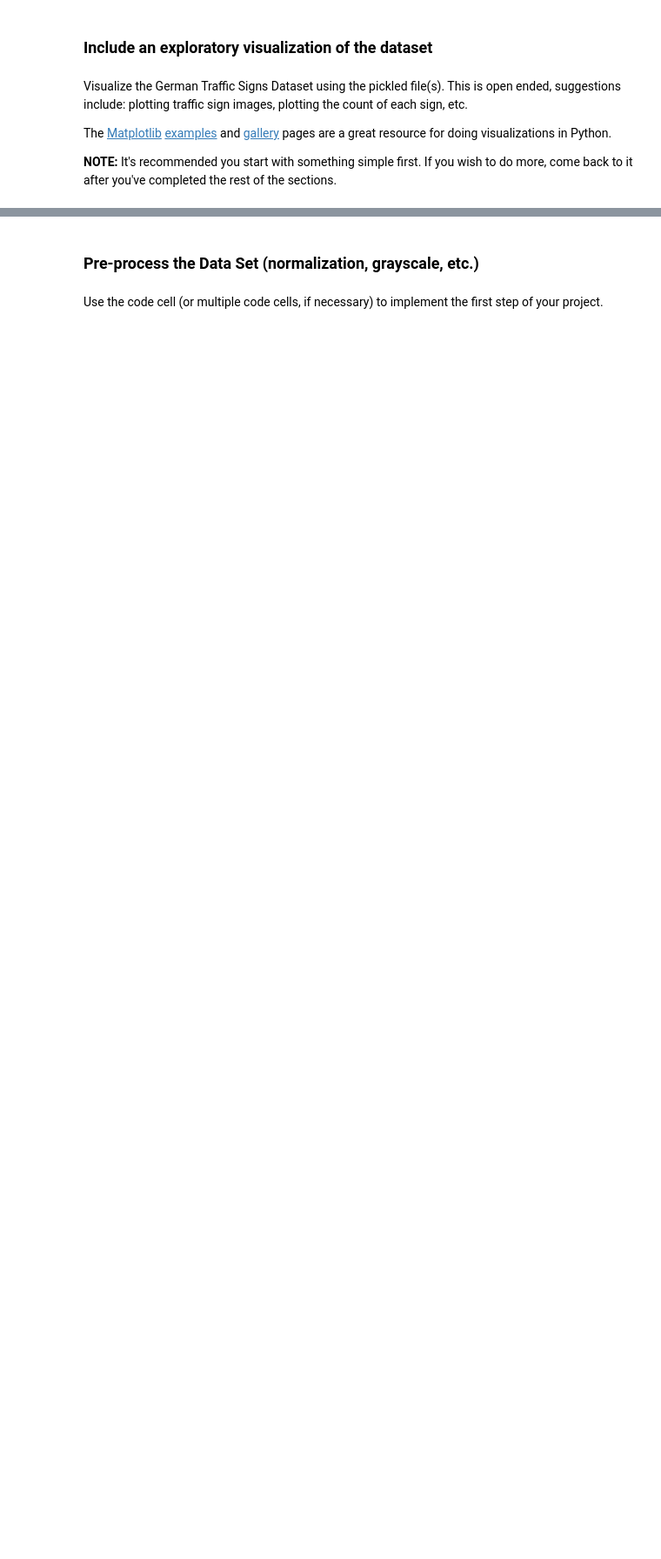
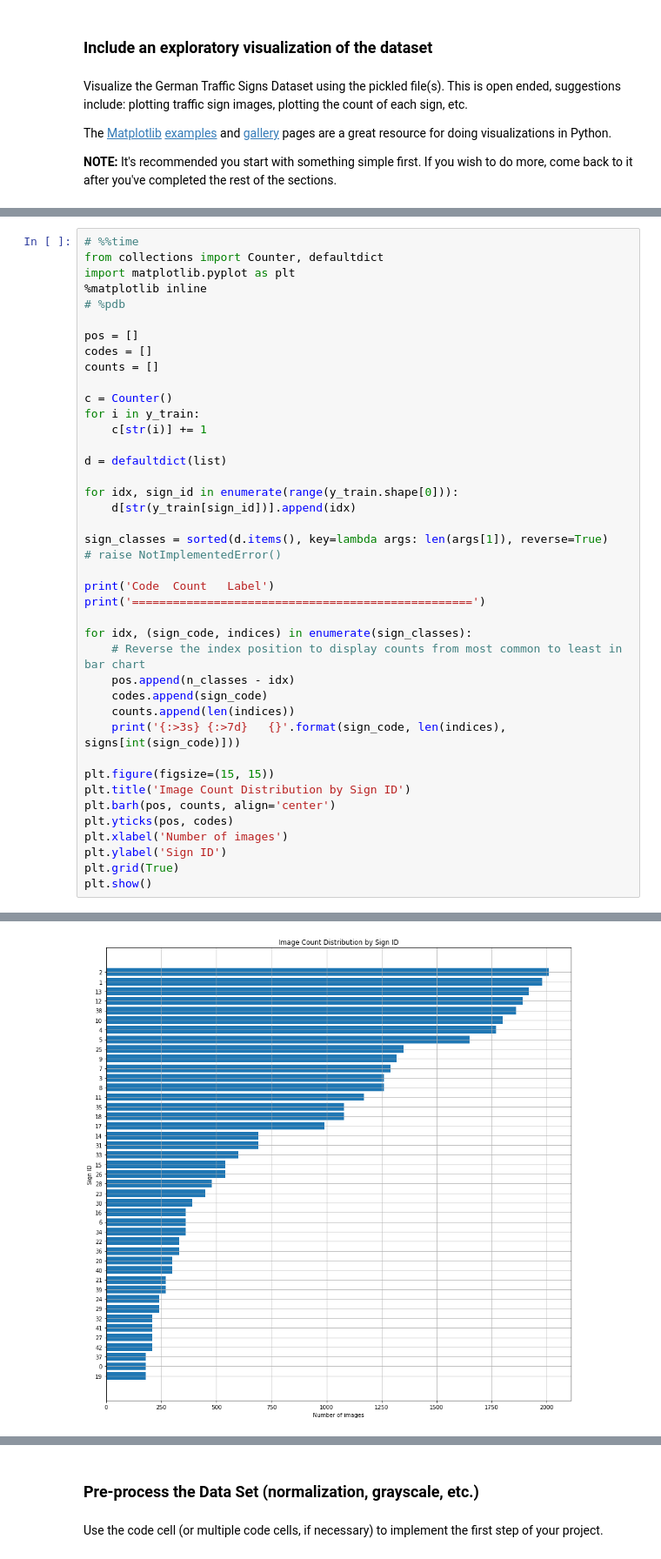
Before and after one commit to patrickmpoon/CarND-Traffic-Sign-Classifier-Project, a Jupyter notebook: Traffic_Sign_Classifier.ipynb, the cells around one changed output, grey strips where cells are left out. Shown at 87% size. Drawn from its saved outputs; the diff is of its cells as text; blank space fills up the shorter version.

```diff
--- a/Traffic_Sign_Classifier.ipynb
+++ b/Traffic_Sign_Classifier.ipynb
@@ -190,0 +128,42 @@ The [Matplotlib](http://matplotlib.org/) [examples](http://matplotlib.org/exampl
+# %%
+# %%time
+from collections import Counter, defaultdict
+import matplotlib.pyplot as plt
+%matplotlib inline
+# %pdb
+
+pos = []
+codes = []
+counts = []
+
+c = Counter()
+for i in y_train:
+    c[str(i)] += 1
+
+d = defaultdict(list)
+
+for idx, sign_id in enumerate(range(y_train.shape[0])):
+    d[str(y_train[sign_id])].append(idx)
+
+sign_classes = sorted(d.items(), key=lambda args: len(args[1]), reverse=True)
+# raise NotImplementedError()
+
+print('Code  Count   Label')
+print('==================================================')
+
+for idx, (sign_code, indices) in enumerate(sign_classes):
+    # Reverse the index position to display counts from most common to least in bar chart
+    pos.append(n_classes - idx)
+    codes.append(sign_code)
+    counts.append(len(indices))
+    print('{:>3s} {:>7d}   {}'.format(sign_code, len(indices), signs[int(sign_code)]))
+
+plt.figure(figsize=(15, 15))
+plt.title('Image Count Distribution by Sign ID')
+plt.barh(pos, counts, align='center')
+plt.yticks(pos, codes)
+plt.xlabel('Number of images')
+plt.ylabel('Sign ID')
+plt.grid(True)
+plt.show()
+# %% [output]
@@ -190,0 +187 @@ The [Matplotlib](http://matplotlib.org/) [examples](http://matplotlib.org/exampl
+[figure, added]
```
Also changed, not shown: parts of 15 cells of this notebook.
